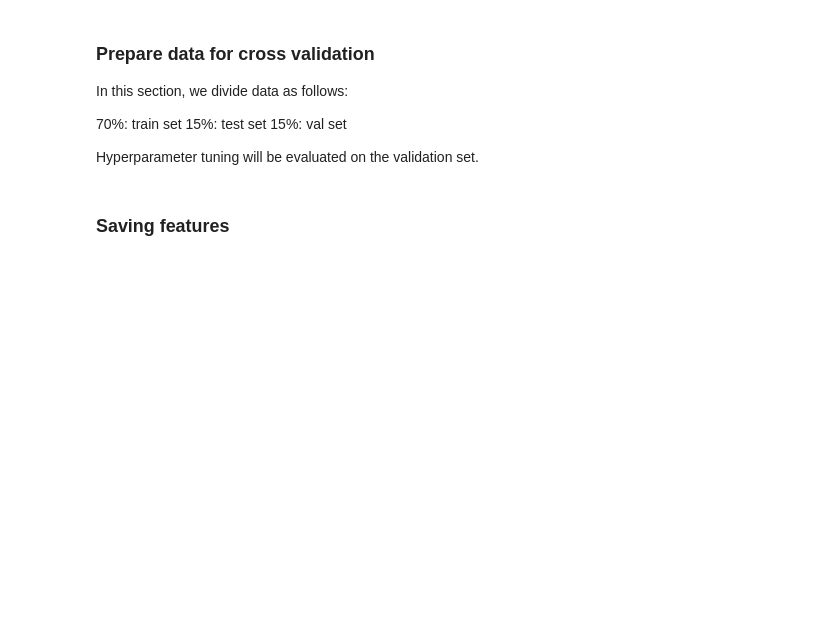
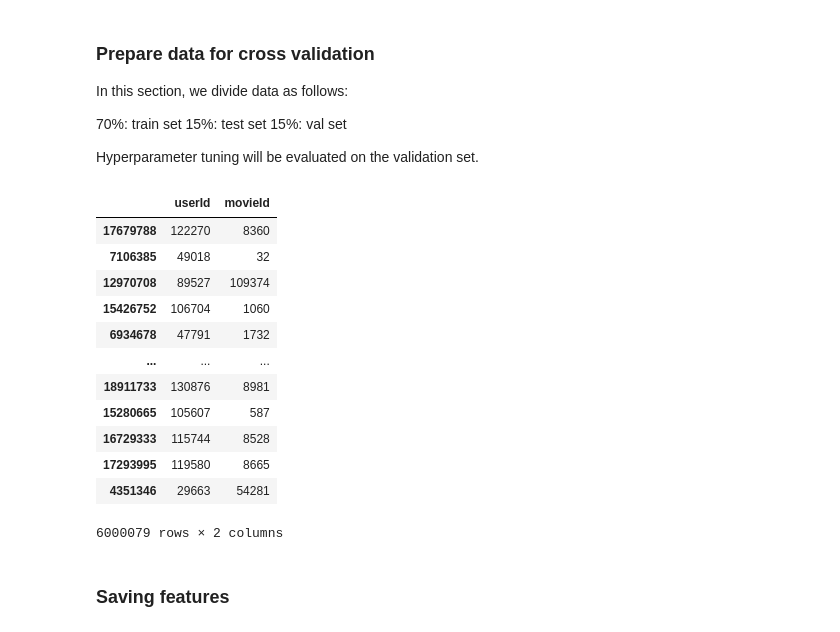
Before and after one commit to caiotda/temporalCalibration, a Jupyter notebook: preprocess_movielens.ipynb, the cells around one changed output. Cells and saved outputs as stored; diff of their text form; code cells hidden in the pictures; blank space fills up the shorter version.

```diff
--- a/preprocess_movielens.ipynb
+++ b/preprocess_movielens.ipynb
@@ -97,4 +97,20 @@ X = movielens.drop(columns=['timestamp', 'genres_list', 'rating'])
 y = movielens[["rating"]]
 # %%
 X_train, X_test_val, y_train, y_test_val = train_test_split(X, y, test_size=0.3, random_state=42)
+# %%
+X_test_val
+# %% [output]
+|  | userId | movieId |
+| 17679788 | 122270 | 8360 |
+| 7106385 | 49018 | 32 |
+| 12970708 | 89527 | 109374 |
+| 15426752 | 106704 | 1060 |
+| 6934678 | 47791 | 1732 |
+| ... | ... | ... |
+| 18911733 | 130876 | 8981 |
+| 15280665 | 105607 | 587 |
+| 16729333 | 115744 | 8528 |
+| 17293995 | 119580 | 8665 |
+| 4351346 | 29663 | 54281 |
+6000079 rows × 2 columns
 # %%
```
Also changed, not shown: parts of 1 cell of this notebook.
